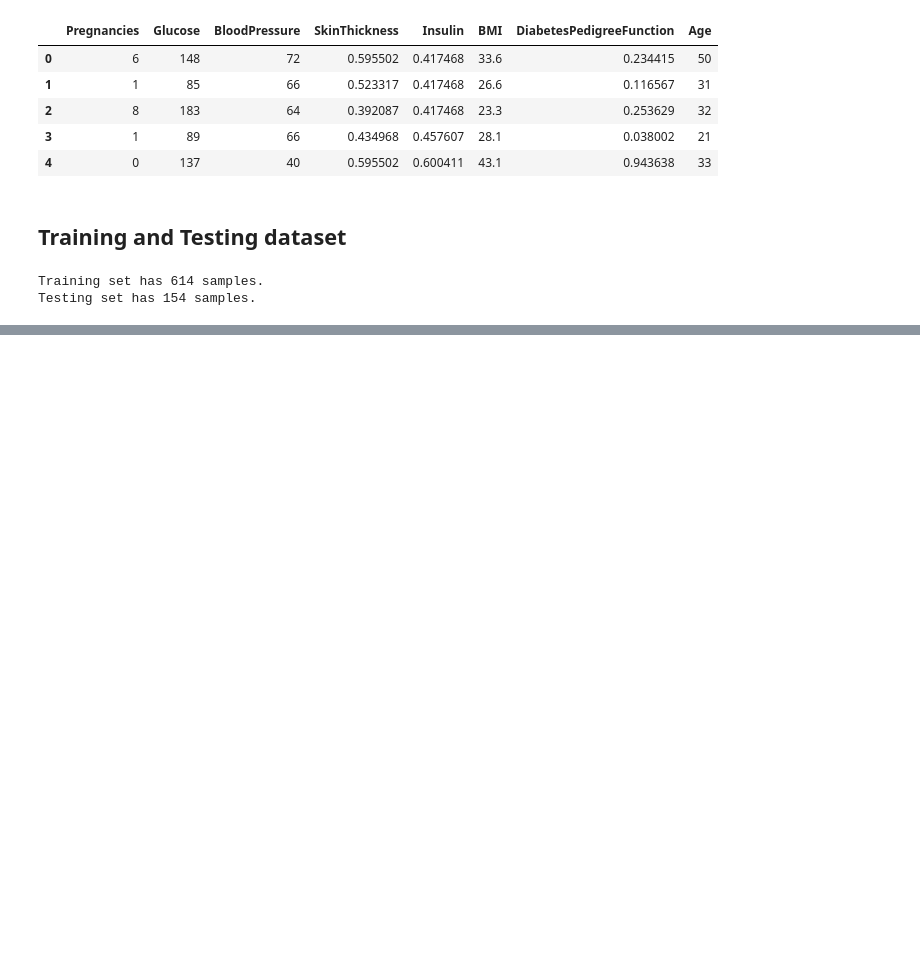
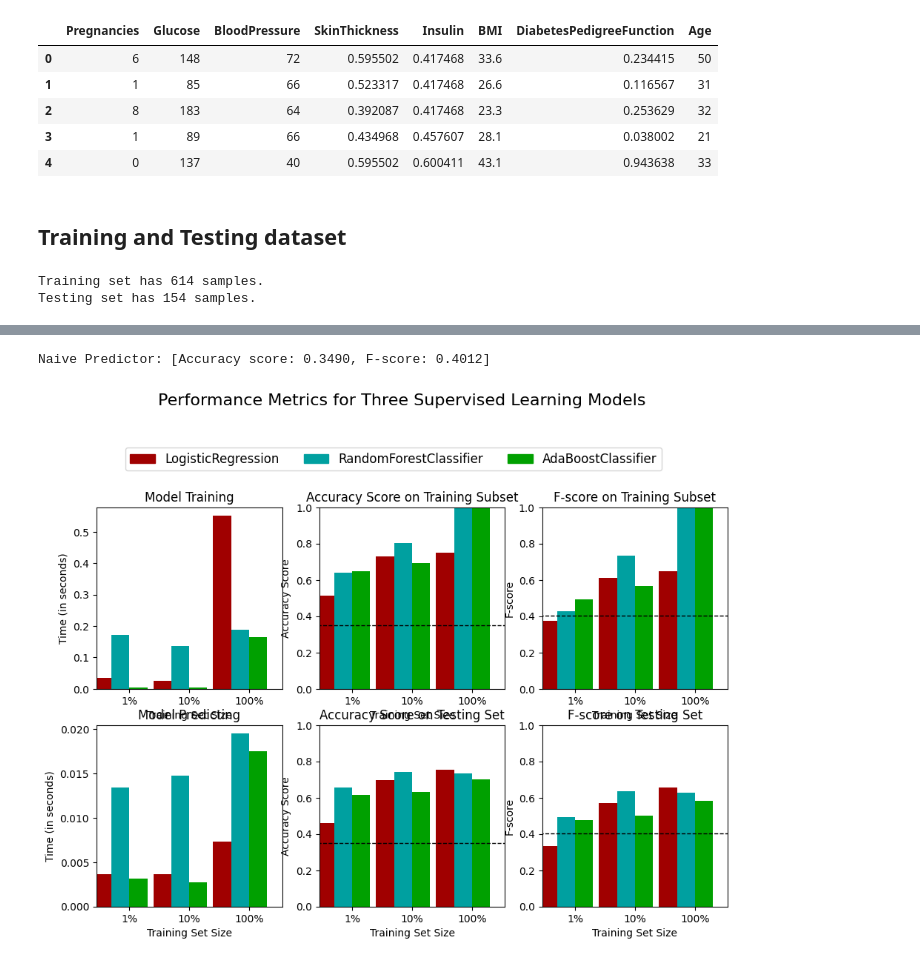
Before and after one commit to Akash-vadakkeveetil/Diabetes-prediction, a Jupyter notebook: diabetes-prediction-system.ipynb, the cells around one changed output, grey strips where cells are left out. Drawn from its saved outputs; the diff is of its cells as text; code cells hidden in the pictures; blank space fills up the shorter version.

Commit message:
Kaggle Notebook | Diabetes prediction system | Version 3

```diff
--- a/diabetes-prediction-system.ipynb
+++ b/diabetes-prediction-system.ipynb
@@ -199,0 +269,28 @@ Testing set has 154 samples.
+# %%
+#Import the three supervised learning models from sklearn
+from sklearn.linear_model import LogisticRegression
+from sklearn.ensemble import RandomForestClassifier
+from sklearn.ensemble import AdaBoostClassifier
+from sklearn.tree import DecisionTreeClassifier
+
+#Initialize the three models
+clf_A = LogisticRegression(random_state=42)
+clf_B = RandomForestClassifier()
+clf_C = AdaBoostClassifier(DecisionTreeClassifier(max_depth=5),random_state=42)
+
+#Calculate the number of samples for 1%, 10%, and 100% of the training data
+#samples_100 is the entire training set i.e. len(y_train)
+#samples_10 is 10% of samples_100 (ensure to set the count of the values to be `int` and not `float`)
+#samples_1 is 1% of samples_100 (ensure to set the count of the values to be `int` and not `float`)
+samples_100 = len(y_train)
+samples_10 = int(0.1 * samples_100)
+samples_1 = int(0.01 * samples_100)
+
+# Collect results on the learners
+results = {}
+for clf in [clf_A, clf_B, clf_C]:
+    clf_name = clf.__class__.__name__
+    results[clf_name] = {}
+    for i, samples in enumerate([samples_1, samples_10, samples_100]):
+        results[clf_name][i] = \
+        train_predict(clf, samples, X_train, y_train, X_test, y_test)
@@ -199,0 +392,17 @@ Testing set has 154 samples.
+# %%
+#Calculate accuracy, precision and recall
+accuracy = n_1/n_records
+precision = n_1/n_records
+recall = np.sum(outcome_r)/np.sum(outcome_r)
+
+# TODO: Calculate F-score using the formula above for beta = 0.5 and correct values for precision and recall.
+fscore = (1+np.square(0.5))*precision*recall/((np.square(0.5)*precision)+recall)
+
+# Print the results
+print("Naive Predictor: [Accuracy score: {:.4f}, F-score: {:.4f}]".format(accuracy, fscore))
+# %% [output]
+Naive Predictor: [Accuracy score: 0.3490, F-score: 0.4012]
+# %%
+evaluate(results, accuracy, fscore)
+# %% [output]
+[figure, added]
```
Also changed, not shown: parts of 7 cells of this notebook.
